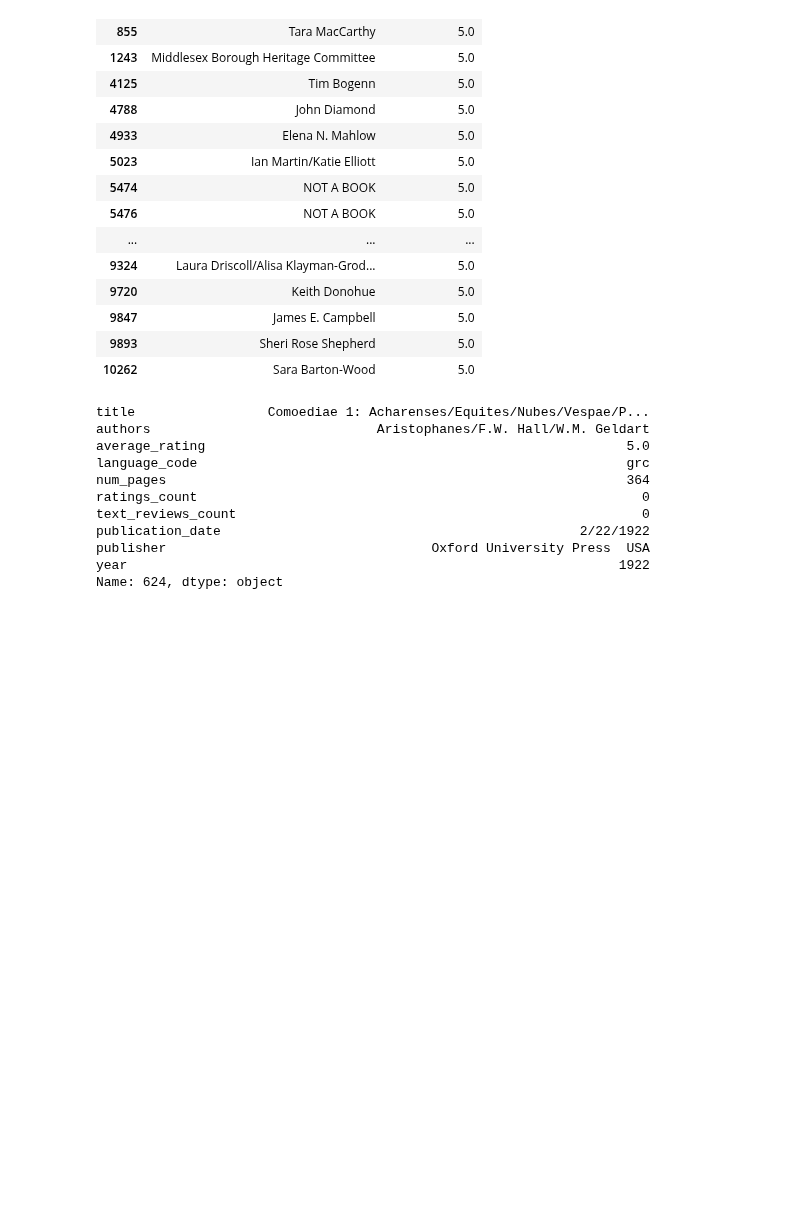
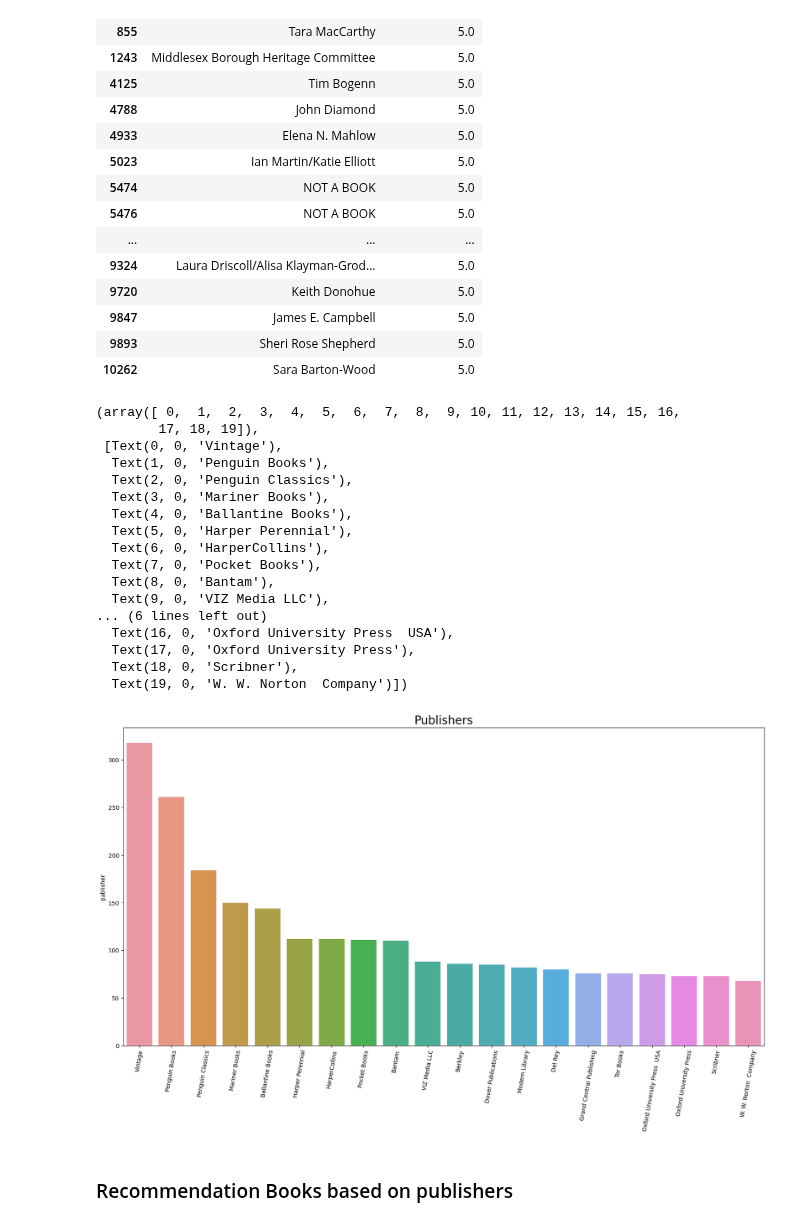
Before and after one commit to shailesh2210/Book-recommendation-system, a Jupyter notebook: Books Recommendation System.ipynb, the cells around one changed output. Drawn from its saved outputs; the diff is of its cells as text; code cells hidden in the pictures; blank space fills up the shorter version.

```diff
--- a/Books Recommendation System.ipynb
+++ b/Books Recommendation System.ipynb
@@ -364,17 +364,31 @@ data[data["average_rating"] == data["average_rating"].max()][["authors", "averag
 | 9847 | James E. Campbell | 5.0 |
 | 9893 | Sheri Rose Shepherd | 5.0 |
 | 10262 | Sara Barton-Wood | 5.0 |
-# %%
-data.iloc[624]
-# %% [output]
-title                 Comoediae 1: Acharenses/Equites/Nubes/Vespae/P...
-authors                             Aristophanes/F.W. Hall/W.M. Geldart
-average_rating                                                      5.0
-language_code                                                       grc
-num_pages                                                           364
-ratings_count                                                         0
-text_reviews_count                                                    0
-publication_date                                              2/22/1922
-publisher                                  Oxford University Press  USA
-year                                                               1922
-Name: 624, dtype: object
+# %%
+publisher = data["publisher"].value_counts()[:20]
+# %%
+plt.figure(figsize=(20 ,10))
+sns.barplot(x = publisher.index , y = publisher)
+plt.title("Publishers", fontsize=20)
+plt.xticks(rotation =80)
+# %% [output]
+(array([ 0,  1,  2,  3,  4,  5,  6,  7,  8,  9, 10, 11, 12, 13, 14, 15, 16,
+        17, 18, 19]),
+ [Text(0, 0, 'Vintage'),
+  Text(1, 0, 'Penguin Books'),
+  Text(2, 0, 'Penguin Classics'),
+  Text(3, 0, 'Mariner Books'),
+  Text(4, 0, 'Ballantine Books'),
+  Text(5, 0, 'Harper Perennial'),
+  Text(6, 0, 'HarperCollins'),
+  Text(7, 0, 'Pocket Books'),
+  Text(8, 0, 'Bantam'),
+  Text(9, 0, 'VIZ Media LLC'),
+... (6 lines left out)
+  Text(16, 0, 'Oxford University Press  USA'),
+  Text(17, 0, 'Oxford University Press'),
+  Text(18, 0, 'Scribner'),
+  Text(19, 0, 'W. W. Norton  Company')])
+[figure, added]
+# %% [markdown]
+### Recommendation Books based on publishers
```
Also changed, not shown: parts of 14 cells of this notebook.
